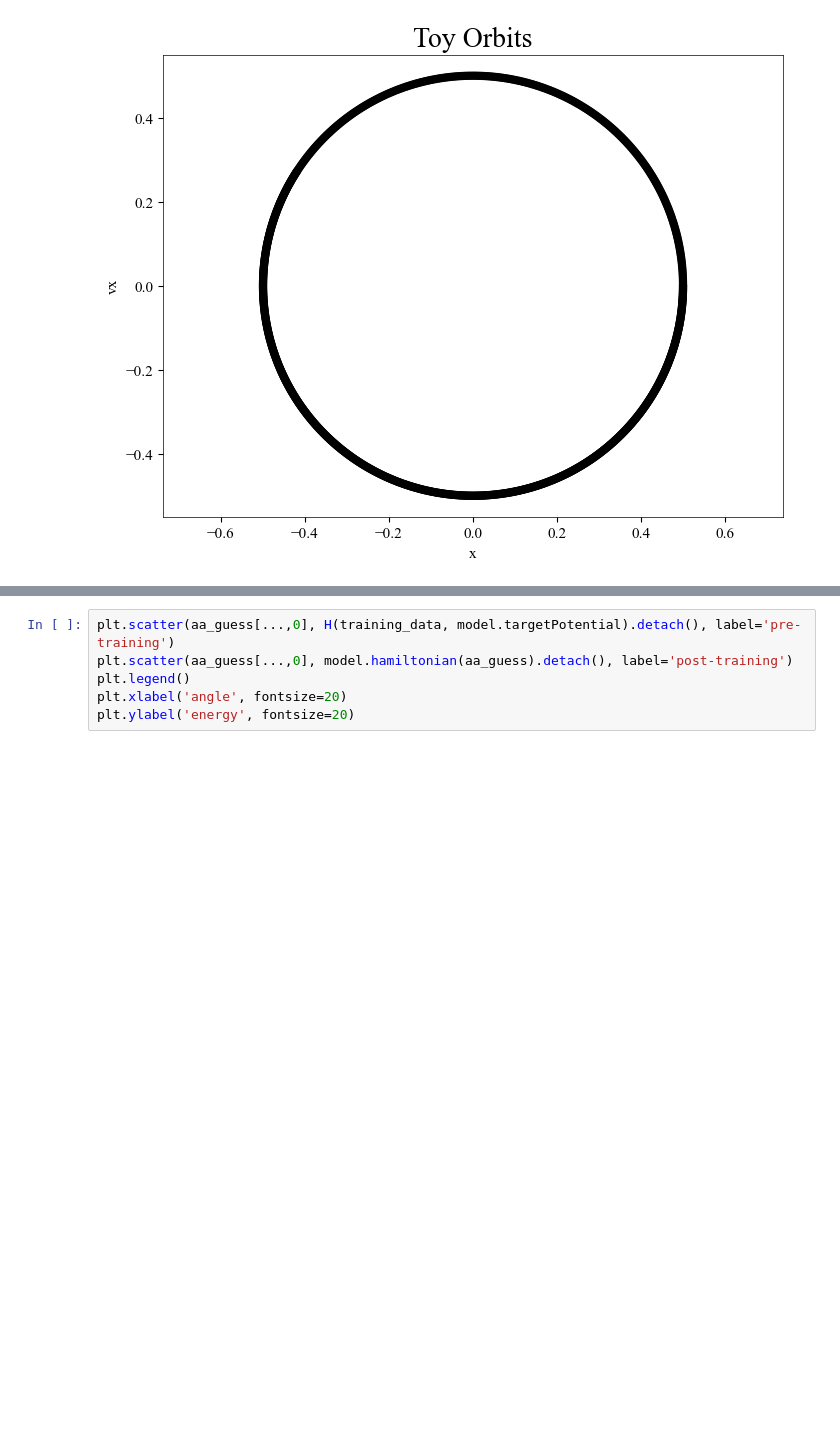
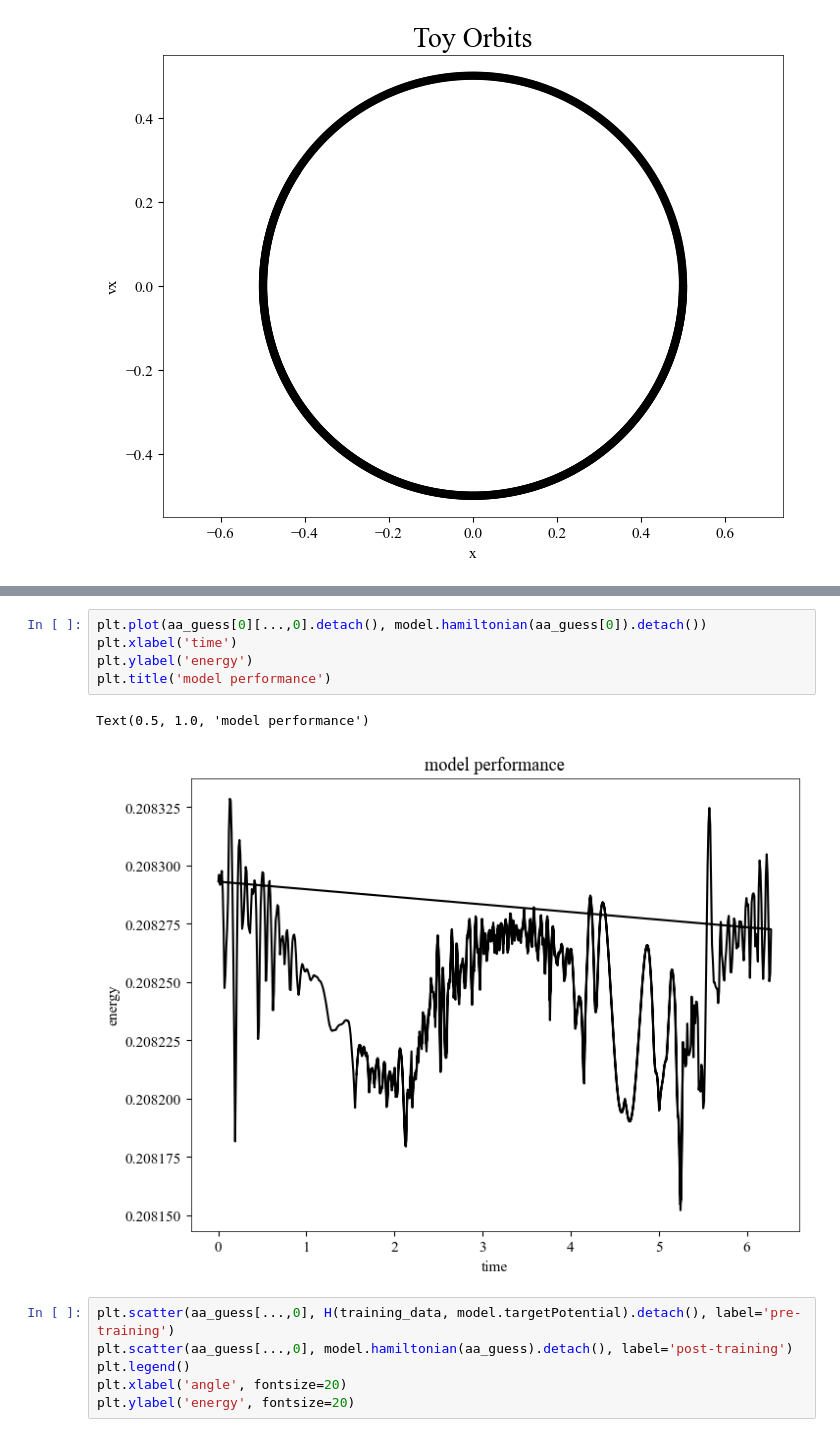
Before and after one commit to sgpfaff/orbitflows, a Jupyter notebook: examples/integration_ex_2.ipynb, the cells around one changed output, grey strips where cells are left out. Drawn from its saved outputs; the diff is of its cells as text; blank space fills up the shorter version.

```diff
--- a/examples/integration_ex_2.ipynb
+++ b/examples/integration_ex_2.ipynb
@@ -48,3 +50,11 @@ plt.plot(model.loss_list)
+# %%
+plt.plot(aa_guess[0][...,0].detach(), model.hamiltonian(aa_guess[0]).detach())
+plt.xlabel('time')
+plt.ylabel('energy')
+plt.title('model performance')
+# %% [output]
+Text(0.5, 1.0, 'model performance')
+[figure, added]
 # %%
 plt.scatter(aa_guess[...,0], H(training_data, model.targetPotential).detach(), label='pre-training')
 plt.scatter(aa_guess[...,0], model.hamiltonian(aa_guess).detach(), label='post-training')
```
Also changed, not shown: parts of 12 cells of this notebook.
